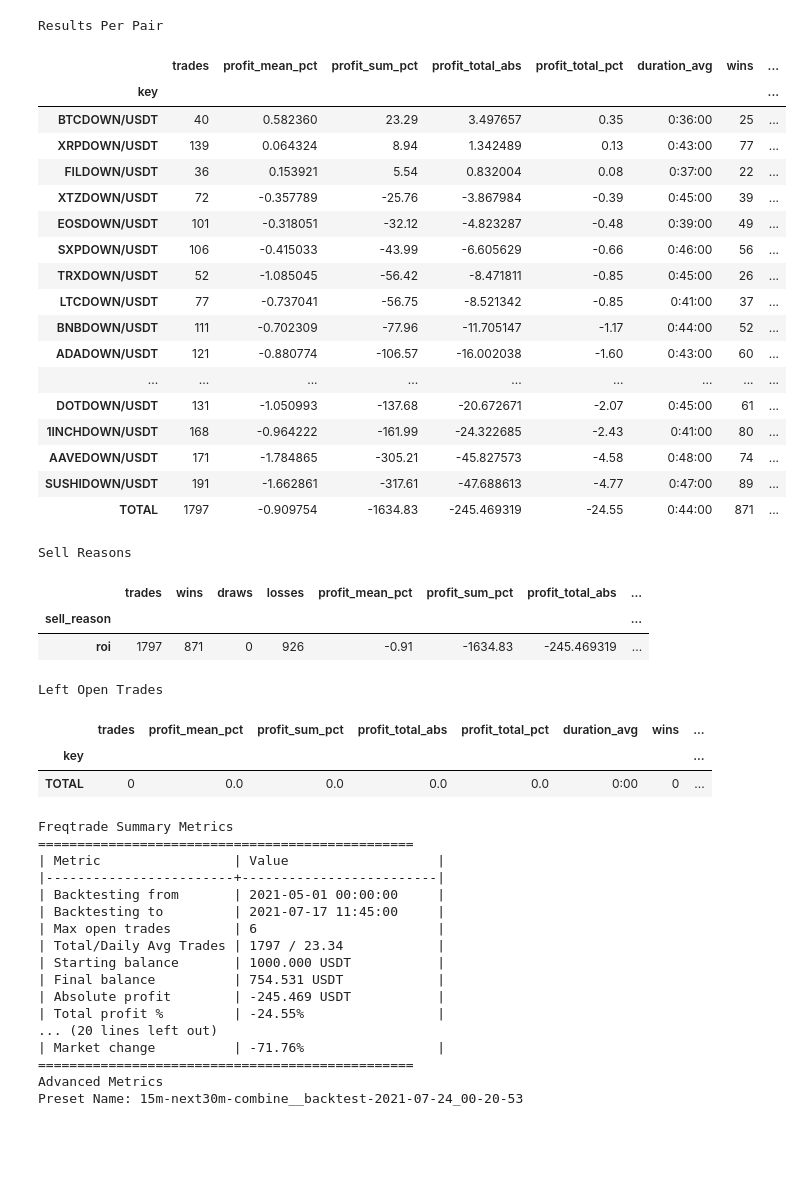
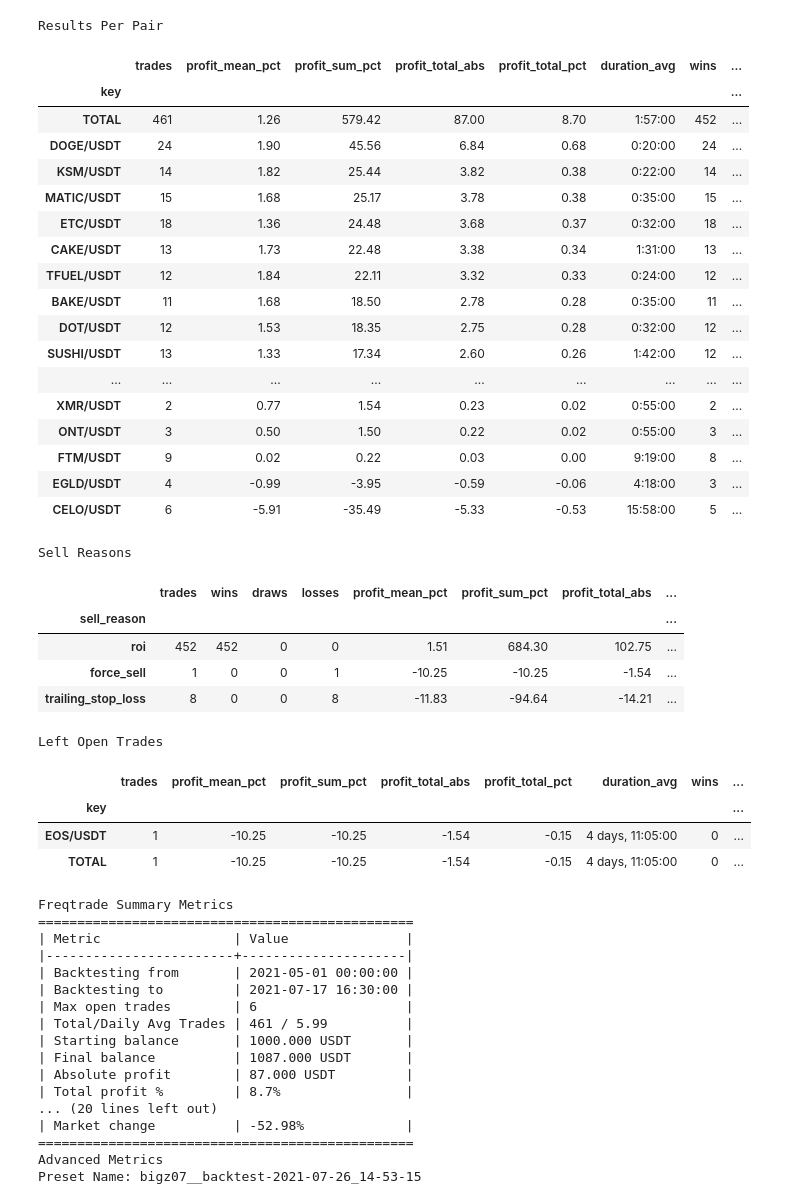
Before and after one commit to webclinic017/superft, a Jupyter notebook: notebooks/BT Local.ipynb, the cells around one changed output. Cells and saved outputs as stored; diff of their text form; code cells hidden in the pictures; blank space fills up the shorter version.

```diff
--- a/notebooks/BT Local.ipynb
+++ b/notebooks/BT Local.ipynb
@@ -64,7 +63,7 @@ The autoreload extension is already loaded. To reload it, use:
 env: WANDB_SILENT=true
 Working Directory: C:\CS\Python\crypto-collection\freqtrade\superft
 # %%
-LOCAL_PRESET_NAME = "15m-next30m-combine"
+LOCAL_PRESET_NAME = "bigz07"
 TIMERANGE = "20210501-20210801"
 
 PATH_LOCAL_PRESET = PATH_MOUNT / "presets" / LOCAL_PRESET_NAME
@@ -76,7 +75,7 @@ preset = LocalPreset(
     timerange=TIMERANGE
 )
 # NOTE: Optional!
-preset.overwrite_config(pairs=PAIRS_BLVT_DOWN)
+# preset.overwrite_config(pairs=PAIRS_BLVT_DOWN)
 
 stats, summary = backtest(preset, preset.default_strategy_code)
 trades = pd.DataFrame(stats["strategy"]["NotebookStrategy"]["trades"])
@@ -121,7 +120,7 @@ plotting.plot_profits(
 def process_result_dataframe(result_df):
     result_df = result_df.drop(columns=["profit_mean", "profit_total", "profit_sum"])
     result_df = result_df.sort_values(by=["profit_total_abs"], ascending=False)
-    result_df.round(2)
+    result_df = result_df.round(2)
     return result_df
 
 # Running this cell will print backtest results
@@ -149,72 +148,75 @@ advanced_metrics["profit_total"] = advanced_metrics["profit_total"] * 100
 for key in list(advanced_metrics):
     value = advanced_metrics[key]
     valid = any(isinstance(value, it) for it in [str, int, float, bool])
 
     if not valid:
         del advanced_metrics[key]
         continue
 
     if isinstance(value, float):
         advanced_metrics[key] =  round(value, 3)
 
     advanced_metrics[key] = [advanced_metrics[key]]
 
 advanced_metrics_df = pd.DataFrame(advanced_metrics)
 
 print("Results Per Pair")
 display(results_per_pair)
 print("Sell Reasons")
 display(sells)
 print("Left Open Trades")
 display(left_open_trades)
 print("Freqtrade Summary Metrics")
 print("=" * 48 + "\n" + metrics + "\n" + "=" * 48)
 print("Advanced Metrics")
 print("Preset Name:", advanced_metrics_df["preset_name"][0])
 display(advanced_metrics_df.drop(columns=["preset_name"]).T)
 # %% [output]
 Results Per Pair
 |  | trades | profit_mean_pct | profit_sum_pct | profit_total_abs | profit_total_pct | duration_avg | wins | ... |
 | key |  |  |  |  |  |  |  | ... |
-| BTCDOWN/USDT | 40 | 0.582360 | 23.29 | 3.497657 | 0.35 | 0:36:00 | 25 | ... |
-| XRPDOWN/USDT | 139 | 0.064324 | 8.94 | 1.342489 | 0.13 | 0:43:00 | 77 | ... |
-| FILDOWN/USDT | 36 | 0.153921 | 5.54 | 0.832004 | 0.08 | 0:37:00 | 22 | ... |
-| XTZDOWN/USDT | 72 | -0.357789 | -25.76 | -3.867984 | -0.39 | 0:45:00 | 39 | ... |
-| EOSDOWN/USDT | 101 | -0.318051 | -32.12 | -4.823287 | -0.48 | 0:39:00 | 49 | ... |
-| SXPDOWN/USDT | 106 | -0.415033 | -43.99 | -6.605629 | -0.66 | 0:46:00 | 56 | ... |
-| TRXDOWN/USDT | 52 | -1.085045 | -56.42 | -8.471811 | -0.85 | 0:45:00 | 26 | ... |
-| LTCDOWN/USDT | 77 | -0.737041 | -56.75 | -8.521342 | -0.85 | 0:41:00 | 37 | ... |
-| BNBDOWN/USDT | 111 | -0.702309 | -77.96 | -11.705147 | -1.17 | 0:44:00 | 52 | ... |
-| ADADOWN/USDT | 121 | -0.880774 | -106.57 | -16.002038 | -1.60 | 0:43:00 | 60 | ... |
+| TOTAL | 461 | 1.26 | 579.42 | 87.00 | 8.70 | 1:57:00 | 452 | ... |
+| DOGE/USDT | 24 | 1.90 | 45.56 | 6.84 | 0.68 | 0:20:00 | 24 | ... |
+| KSM/USDT | 14 | 1.82 | 25.44 | 3.82 | 0.38 | 0:22:00 | 14 | ... |
+| MATIC/USDT | 15 | 1.68 | 25.17 | 3.78 | 0.38 | 0:35:00 | 15 | ... |
+| ETC/USDT | 18 | 1.36 | 24.48 | 3.68 | 0.37 | 0:32:00 | 18 | ... |
+| CAKE/USDT | 13 | 1.73 | 22.48 | 3.38 | 0.34 | 1:31:00 | 13 | ... |
+| TFUEL/USDT | 12 | 1.84 | 22.11 | 3.32 | 0.33 | 0:24:00 | 12 | ... |
+| BAKE/USDT | 11 | 1.68 | 18.50 | 2.78 | 0.28 | 0:35:00 | 11 | ... |
+| DOT/USDT | 12 | 1.53 | 18.35 | 2.75 | 0.28 | 0:32:00 | 12 | ... |
+| SUSHI/USDT | 13 | 1.33 | 17.34 | 2.60 | 0.26 | 1:42:00 | 12 | ... |
 | ... | ... | ... | ... | ... | ... | ... | ... | ... |
-| DOTDOWN/USDT | 131 | -1.050993 | -137.68 | -20.672671 | -2.07 | 0:45:00 | 61 | ... |
-| 1INCHDOWN/USDT | 168 | -0.964222 | -161.99 | -24.322685 | -2.43 | 0:41:00 | 80 | ... |
-| AAVEDOWN/USDT | 171 | -1.784865 | -305.21 | -45.827573 | -4.58 | 0:48:00 | 74 | ... |
-| SUSHIDOWN/USDT | 191 | -1.662861 | -317.61 | -47.688613 | -4.77 | 0:47:00 | 89 | ... |
-| TOTAL | 1797 | -0.909754 | -1634.83 | -245.469319 | -24.55 | 0:44:00 | 871 | ... |
+| XMR/USDT | 2 | 0.77 | 1.54 | 0.23 | 0.02 | 0:55:00 | 2 | ... |
+| ONT/USDT | 3 | 0.50 | 1.50 | 0.22 | 0.02 | 0:55:00 | 3 | ... |
+| FTM/USDT | 9 | 0.02 | 0.22 | 0.03 | 0.00 | 9:19:00 | 8 | ... |
+| EGLD/USDT | 4 | -0.99 | -3.95 | -0.59 | -0.06 | 4:18:00 | 3 | ... |
+| CELO/USDT | 6 | -5.91 | -35.49 | -5.33 | -0.53 | 15:58:00 | 5 | ... |
 Sell Reasons
 |  | trades | wins | draws | losses | profit_mean_pct | profit_sum_pct | profit_total_abs | ... |
 | sell_reason |  |  |  |  |  |  |  | ... |
-| roi | 1797 | 871 | 0 | 926 | -0.91 | -1634.83 | -245.469319 | ... |
+| roi | 452 | 452 | 0 | 0 | 1.51 | 684.30 | 102.75 | ... |
+| force_sell | 1 | 0 | 0 | 1 | -10.25 | -10.25 | -1.54 | ... |
+| trailing_stop_loss | 8 | 0 | 0 | 8 | -11.83 | -94.64 | -14.21 | ... |
 Left Open Trades
 |  | trades | profit_mean_pct | profit_sum_pct | profit_total_abs | profit_total_pct | duration_avg | wins | ... |
 | key |  |  |  |  |  |  |  | ... |
-| TOTAL | 0 | 0.0 | 0.0 | 0.0 | 0.0 | 0:00 | 0 | ... |
+| EOS/USDT | 1 | -10.25 | -10.25 | -1.54 | -0.15 | 4 days, 11:05:00 | 0 | ... |
+| TOTAL | 1 | -10.25 | -10.25 | -1.54 | -0.15 | 4 days, 11:05:00 | 0 | ... |
 Freqtrade Summary Metrics
 ================================================
-| Metric                 | Value                   |
-|------------------------+-------------------------|
-| Backtesting from       | 2021-05-01 00:00:00     |
-| Backtesting to         | 2021-07-17 11:45:00     |
-| Max open trades        | 6                       |
-| Total/Daily Avg Trades | 1797 / 23.34            |
-| Starting balance       | 1000.000 USDT           |
-| Final balance          | 754.531 USDT            |
-| Absolute profit        | -245.469 USDT           |
-| Total profit %         | -24.55%                 |
+| Metric                 | Value               |
+|------------------------+---------------------|
+| Backtesting from       | 2021-05-01 00:00:00 |
+| Backtesting to         | 2021-07-17 16:30:00 |
+| Max open trades        | 6                   |
+| Total/Daily Avg Trades | 461 / 5.99          |
+| Starting balance       | 1000.000 USDT       |
+| Final balance          | 1087.000 USDT       |
+| Absolute profit        | 87.000 USDT         |
+| Total profit %         | 8.7%                |
 ... (20 lines left out)
-| Market change          | -71.76%                 |
+| Market change          | -52.98%             |
 ================================================
 Advanced Metrics
-Preset Name: 15m-next30m-combine__backtest-2021-07-24_00-20-53
+Preset Name: bigz07__backtest-2021-07-26_14-53-15
 |  | 0 |
```
Also changed, not shown: parts of 4 cells of this notebook, 26 other files.
